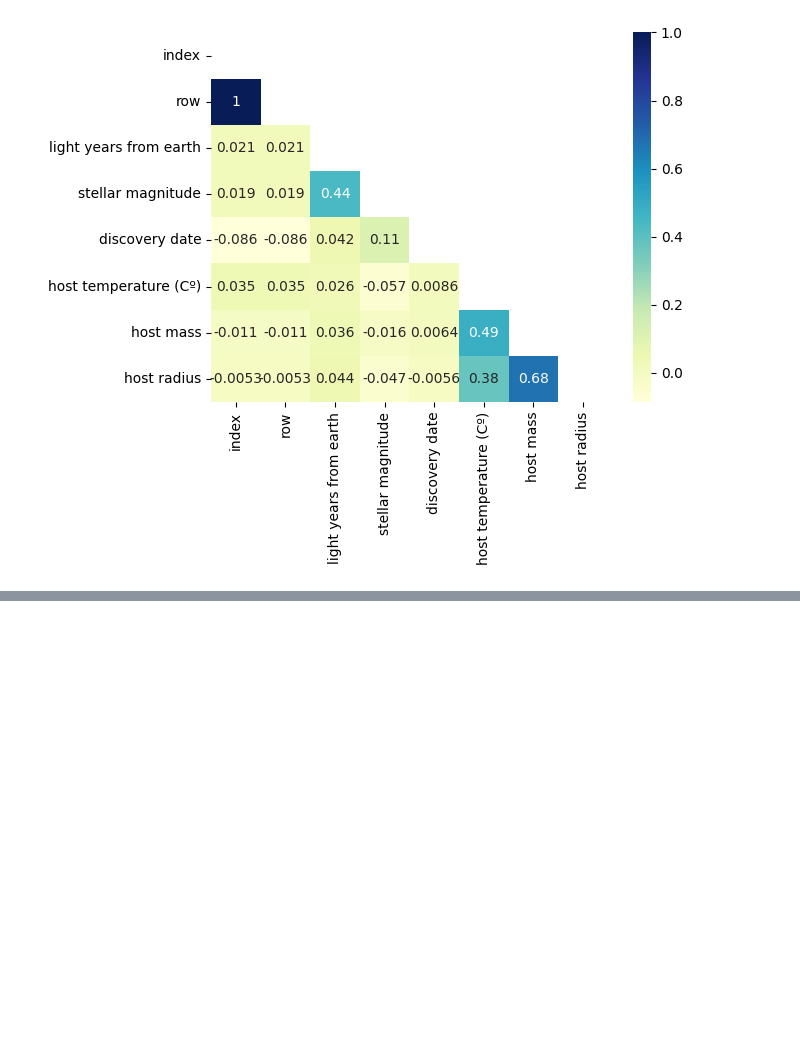
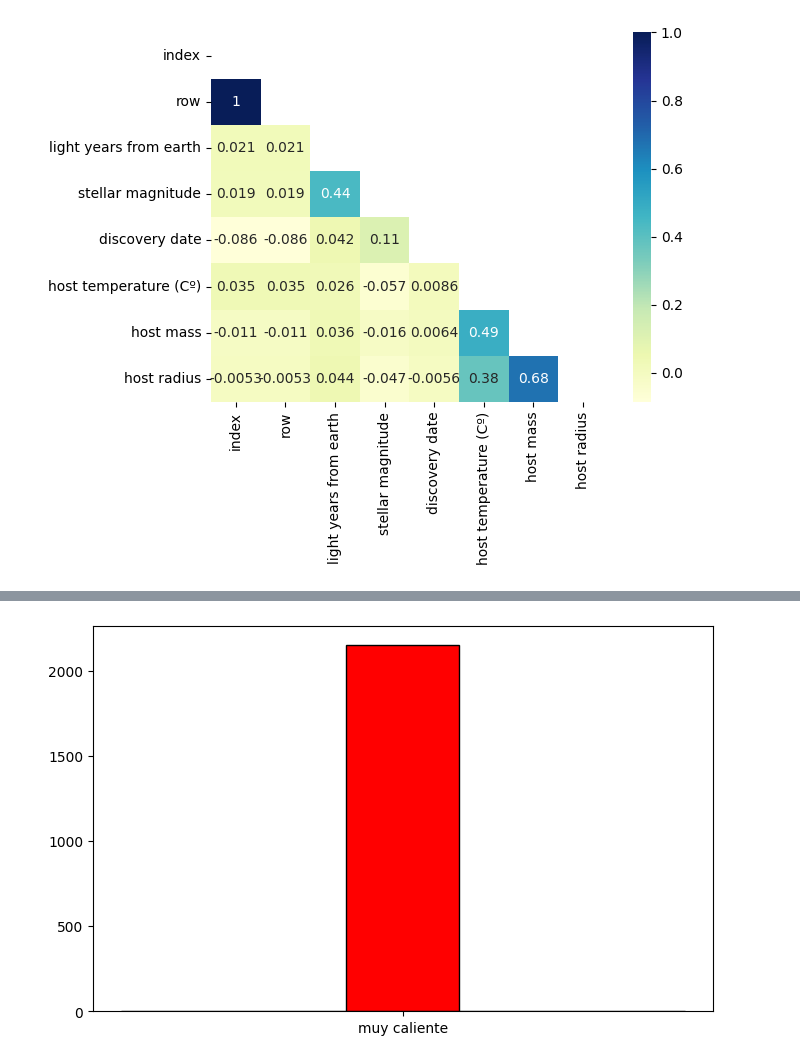
Before and after one commit to ppastorcarrillo/NASA-ETL-Ironhack, a Jupyter notebook: notebooks/NASA 2.0.ipynb, the cells around one changed output, grey strips where cells are left out. Cells and saved outputs as stored; diff of their text form; code cells hidden in the pictures; blank space fills up the shorter version.

```diff
--- a/notebooks/NASA 2.0.ipynb
+++ b/notebooks/NASA 2.0.ipynb
@@ -233,0 +100,10 @@ definitiva.to_csv("definitivo.csv")
+# %%
+df_2020 = df[df["discovery date_x"]> 2013]
+# %%
+plt.figure(figsize = (8,5))
+plt.hist(df_2020["Tª type"], edgecolor = "black",
+                              facecolor = "red",
+                            bins = 5)
+plt.show();
+# %% [output]
+[figure, added]
```
Also changed, not shown: parts of 50 cells of this notebook, 11 other files.
